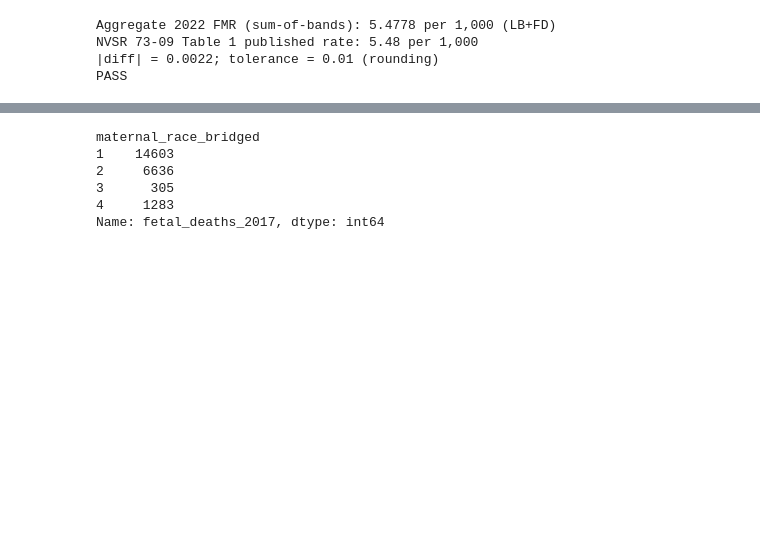
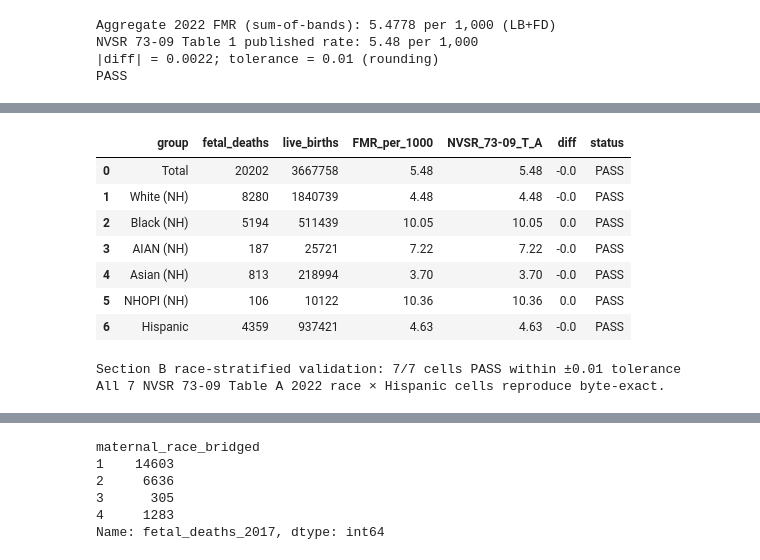
Before and after one commit to yoelplutchok/vital-statistics-harmonization, a Jupyter notebook: notebooks/joint_use_demo.ipynb, the cells around one changed output, grey strips where cells are left out. Drawn from its saved outputs; the diff is of its cells as text; code cells hidden in the pictures; blank space fills up the shorter version.

```diff
--- a/notebooks/joint_use_demo.ipynb
+++ b/notebooks/joint_use_demo.ipynb
@@ -193,0 +287,61 @@ with zero record drift.
+# %%
+# --- Validation table vs NVSR 73-09 Table A (7 rate cells) ---
+# fetal-death race_hispanic_revised → NVSR Table A column mapping:
+FD_CODE_TO_GROUP = {
+    '1': 'NH_White', '2': 'NH_Black', '3': 'NH_AIAN', '4': 'NH_Asian',
+    '5': 'NH_NHOPI', '7': 'Hispanic',
+}
+NVSR_TARGET_RATES = {
+    'Total': 5.48,
+    'NH_AIAN': 7.22, 'NH_Asian': 3.70, 'NH_Black': 10.05,
+    'NH_NHOPI': 10.36, 'NH_White': 4.48, 'Hispanic': 4.63,
+}
+GROUP_LABELS = {
+    'Total': 'Total', 'NH_AIAN': 'AIAN (NH)', 'NH_Asian': 'Asian (NH)',
+    'NH_Black': 'Black (NH)', 'NH_NHOPI': 'NHOPI (NH)', 'NH_White': 'White (NH)',
+    'Hispanic': 'Hispanic',
+}
+rows_b = []
+# Total row first
+total_fd = int(fd_by_race.sum())
+total_lb = int(lb_by_race.sum())
+total_rate = 1000 * total_fd / (total_lb + total_fd)
+rows_b.append({
+    'group': 'Total', 'fetal_deaths': total_fd, 'live_births': total_lb,
+    'FMR_per_1000': round(total_rate, 2),
+    'NVSR_73-09_T_A': NVSR_TARGET_RATES['Total'],
+    'diff': round(total_rate - NVSR_TARGET_RATES['Total'], 2),
+    'status': 'PASS' if abs(total_rate - NVSR_TARGET_RATES['Total']) < 0.01 else 'DRIFT',
+})
+for fd_code, group in FD_CODE_TO_GROUP.items():
+    fd_n = int(fd_by_race.get(fd_code, 0))
+    lb_n = int(lb_by_race.get(group, 0))
+    rate = 1000 * fd_n / (lb_n + fd_n) if (lb_n + fd_n) > 0 else float('nan')
+    target = NVSR_TARGET_RATES[group]
+    diff = round(rate - target, 2)
+    rows_b.append({
+        'group': GROUP_LABELS[group], 'fetal_deaths': fd_n, 'live_births': lb_n,
+        'FMR_per_1000': round(rate, 2),
+        'NVSR_73-09_T_A': target, 'diff': diff,
+        'status': 'PASS' if abs(diff) < 0.01 else 'DRIFT',
+    })
+section_b = pd.DataFrame(rows_b)
+section_b
+# %% [output]
+|  | group | fetal_deaths | live_births | FMR_per_1000 | NVSR_73-09_T_A | diff | status |
+| 0 | Total | 20202 | 3667758 | 5.48 | 5.48 | -0.0 | PASS |
+| 1 | White (NH) | 8280 | 1840739 | 4.48 | 4.48 | -0.0 | PASS |
+| 2 | Black (NH) | 5194 | 511439 | 10.05 | 10.05 | 0.0 | PASS |
+| 3 | AIAN (NH) | 187 | 25721 | 7.22 | 7.22 | -0.0 | PASS |
+| 4 | Asian (NH) | 813 | 218994 | 3.70 | 3.70 | -0.0 | PASS |
+| 5 | NHOPI (NH) | 106 | 10122 | 10.36 | 10.36 | 0.0 | PASS |
+| 6 | Hispanic | 4359 | 937421 | 4.63 | 4.63 | -0.0 | PASS |
+# %%
+# --- Strict assertion: 7/7 cells within 0.01 rounding tolerance ---
+pass_count = (section_b['status'] == 'PASS').sum()
+print(f'Section B race-stratified validation: {pass_count}/7 cells PASS within ±0.01 tolerance')
+assert pass_count == 7, f'Section B cell-validation incomplete: only {pass_count}/7 PASS'
+print('All 7 NVSR 73-09 Table A 2022 race × Hispanic cells reproduce byte-exact.')
+# %% [output]
+Section B race-stratified validation: 7/7 cells PASS within ±0.01 tolerance
+All 7 NVSR 73-09 Table A 2022 race × Hispanic cells reproduce byte-exact.
```
Also changed, not shown: parts of 27 cells of this notebook, 7 other files.
